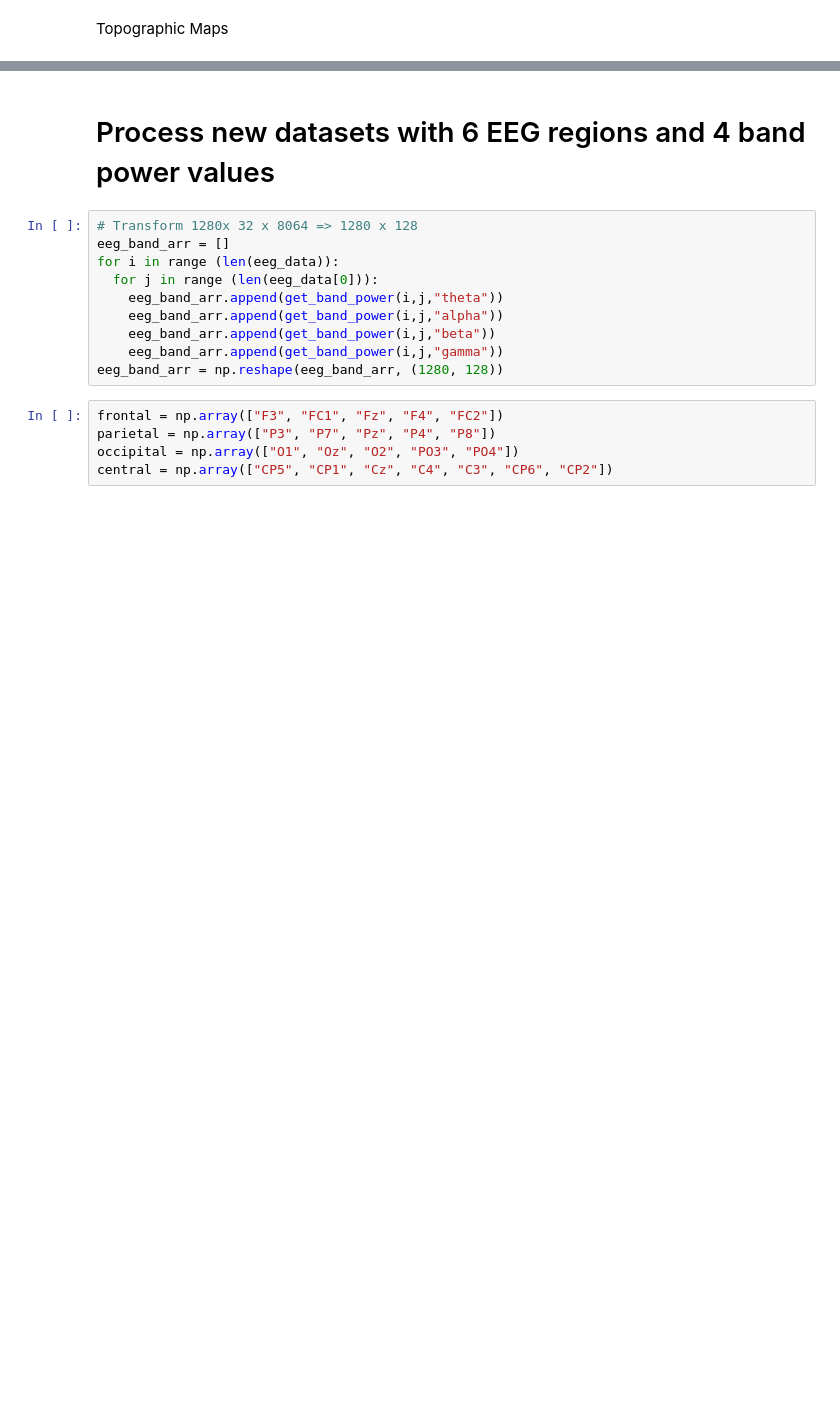
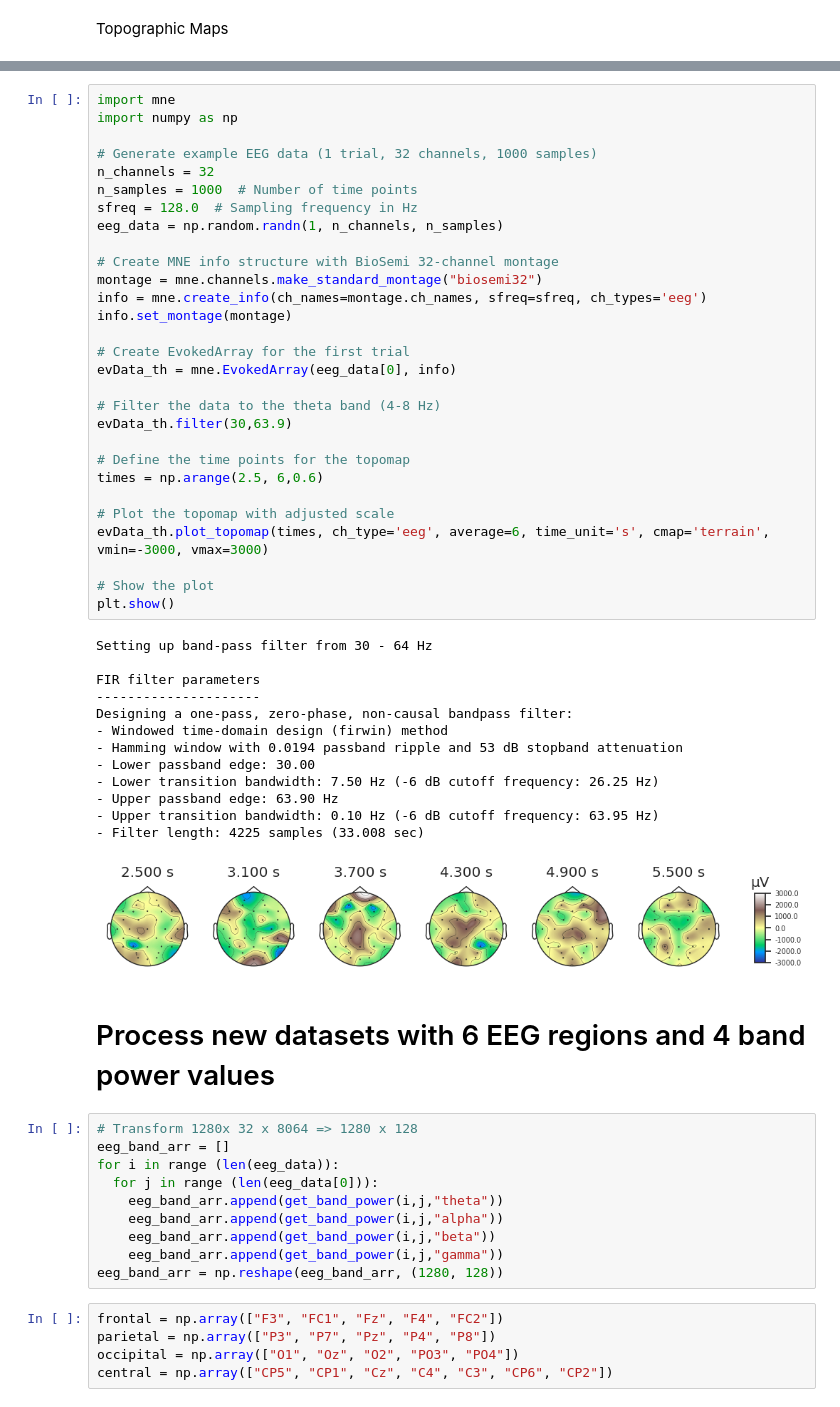
Before and after one commit to Ashwin81456/emotion-classification-using-eeg-signals, a Jupyter notebook: updating graphs.ipynb, the cells around one changed output, grey strips where cells are left out. Saved outputs shown, nothing was run; the diff lists cells and outputs as text; blank space fills up the shorter version.

```diff
--- a/updating graphs.ipynb
+++ b/updating graphs.ipynb
@@ -749,3 +857,46 @@ Designing a one-pass, zero-phase, non-causal bandpass filter:
+# %%
+import mne
+import numpy as np
+
+# Generate example EEG data (1 trial, 32 channels, 1000 samples)
+n_channels = 32
+n_samples = 1000  # Number of time points
+sfreq = 128.0  # Sampling frequency in Hz
+eeg_data = np.random.randn(1, n_channels, n_samples)
+
+# Create MNE info structure with BioSemi 32-channel montage
+montage = mne.channels.make_standard_montage("biosemi32")
+info = mne.create_info(ch_names=montage.ch_names, sfreq=sfreq, ch_types='eeg')
+info.set_montage(montage)
+
+# Create EvokedArray for the first trial
+evData_th = mne.EvokedArray(eeg_data[0], info)
+
+# Filter the data to the theta band (4-8 Hz)
+evData_th.filter(30,63.9)
+
+# Define the time points for the topomap
+times = np.arange(2.5, 6,0.6)
+
+# Plot the topomap with adjusted scale
+evData_th.plot_topomap(times, ch_type='eeg', average=6, time_unit='s', cmap='terrain', vmin=-3000, vmax=3000)
+
+# Show the plot
+plt.show()
+# %% [output]
+Setting up band-pass filter from 30 - 64 Hz
+
+FIR filter parameters
+---------------------
+Designing a one-pass, zero-phase, non-causal bandpass filter:
+- Windowed time-domain design (firwin) method
+- Hamming window with 0.0194 passband ripple and 53 dB stopband attenuation
+- Lower passband edge: 30.00
+- Lower transition bandwidth: 7.50 Hz (-6 dB cutoff frequency: 26.25 Hz)
+- Upper passband edge: 63.90 Hz
+- Upper transition bandwidth: 0.10 Hz (-6 dB cutoff frequency: 63.95 Hz)
+- Filter length: 4225 samples (33.008 sec)
+[figure, added]
 # %% [markdown]
 # Process new datasets with 6 EEG regions and 4 band power values
 # %%
```
Also changed, not shown: parts of 5 cells of this notebook.
